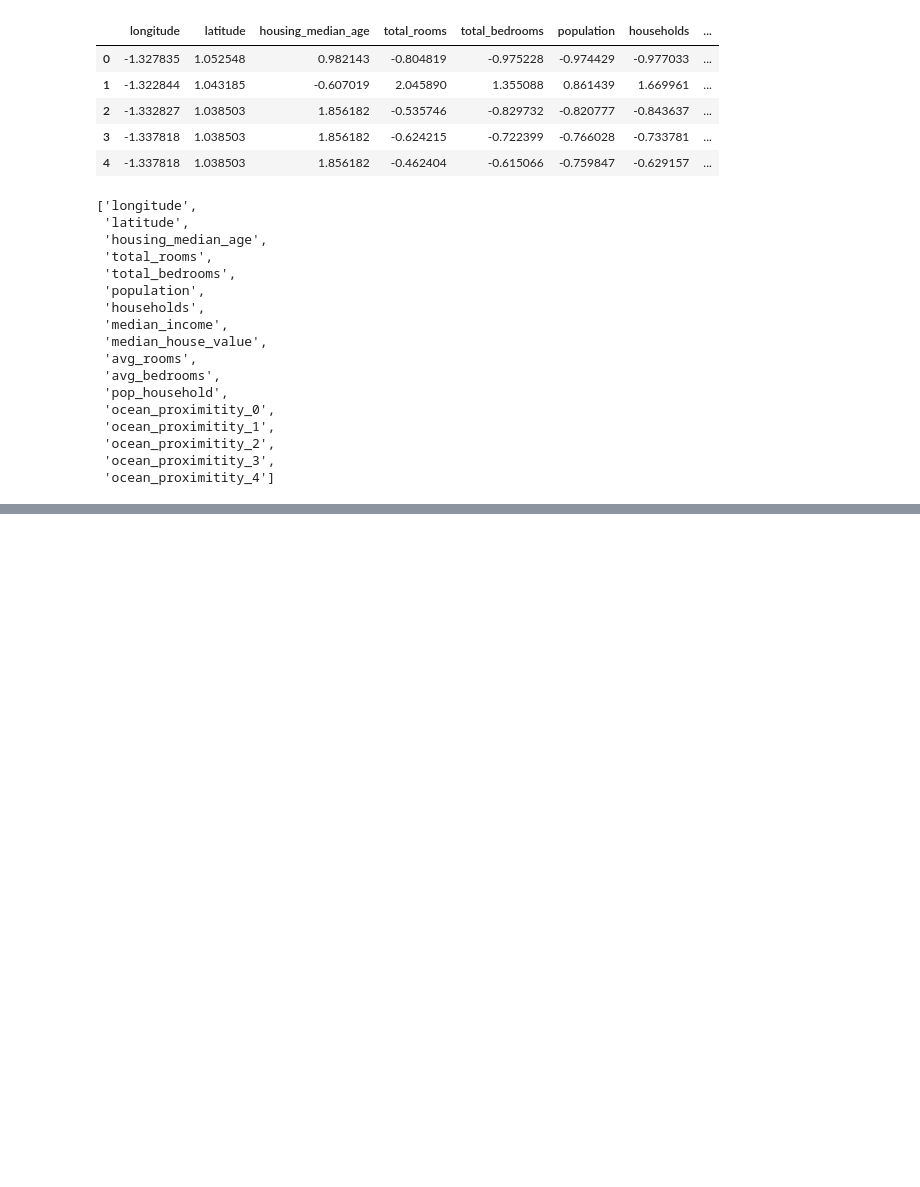
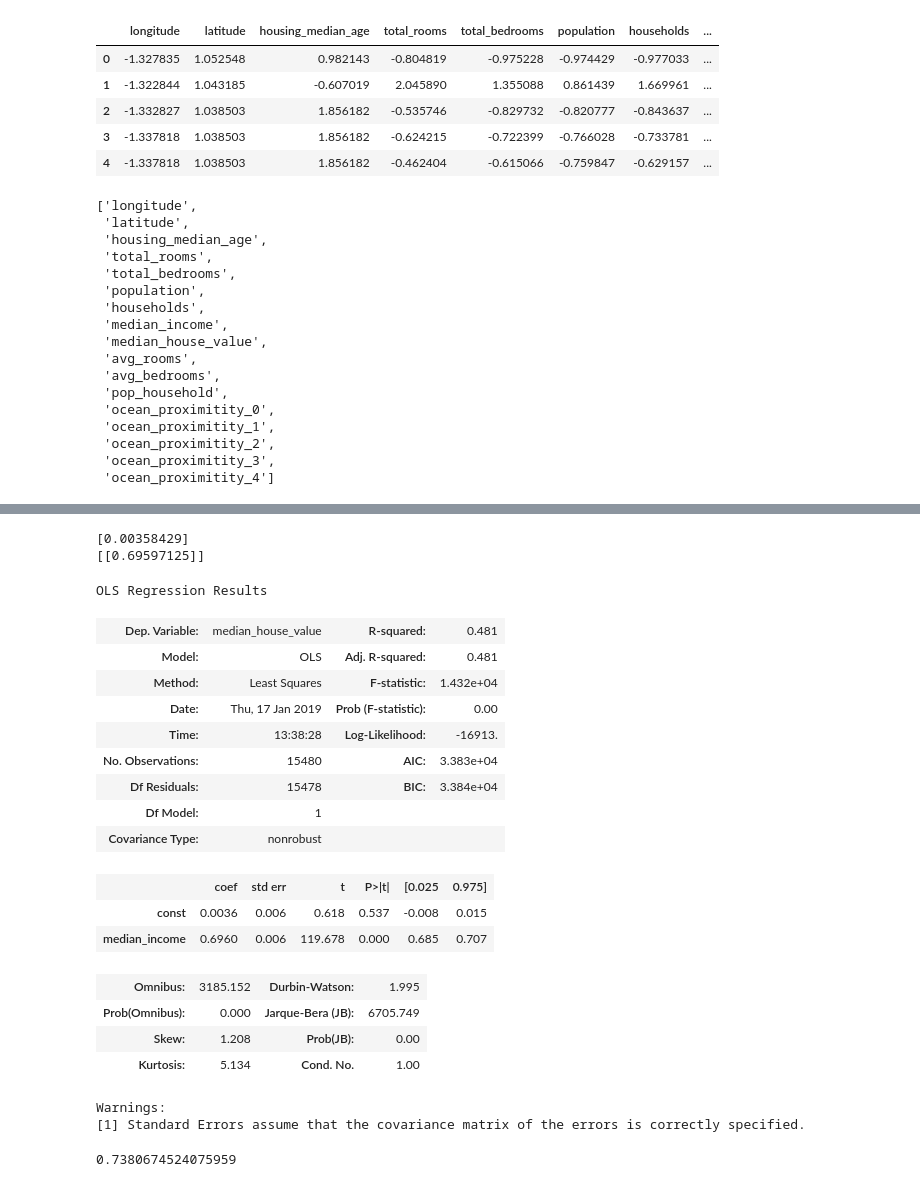
Before and after one commit to gokuljeyapaul/pynotebookz, a Jupyter notebook: CaliforniaHousing.ipynb, the cells around one changed output, grey strips where cells are left out. Saved outputs shown, nothing was run; the diff lists cells and outputs as text; code cells hidden in the pictures; blank space fills up the shorter version.

Commit message:
Added LR with median_income dependent variable

```diff
--- a/CaliforniaHousing.ipynb
+++ b/CaliforniaHousing.ipynb
@@ -494,0 +494,47 @@ rf_regressor_mse
+# %%
+stdScaled_imputed_encoded_data_copy = stdScaled_imputed_encoded_data.copy()
+target = stdScaled_imputed_encoded_data_copy[list(filter(lambda colName: colName == 'median_house_value', stdScaled_imputed_encoded_data_copy))].copy()
+features = stdScaled_imputed_encoded_data_copy[list(filter(lambda colName: colName == 'median_income', stdScaled_imputed_encoded_data_copy))].copy()
+x_train, x_test, y_train, y_test = train_test_split(features, target, random_state=0)
+lm = LinearRegression()
+
+lm.fit(x_train, y_train)
+
+# print intercept and coefficients
+print(lm.intercept_)
+print(lm.coef_)
+# %% [output]
+[0.00358429]
+[[0.69597125]]
+# %%
+x_dataframe = sm.add_constant(x_train)
+
+est = sm.OLS(y_train, x_dataframe).fit()
+est.summary()
+# %% [output]
+OLS Regression Results
+| Dep. Variable: | median_house_value | R-squared: | 0.481 |
+| Model: | OLS | Adj. R-squared: | 0.481 |
+| Method: | Least Squares | F-statistic: | 1.432e+04 |
+| Date: | Thu, 17 Jan 2019 | Prob (F-statistic): | 0.00 |
+| Time: | 13:38:28 | Log-Likelihood: | -16913. |
+| No. Observations: | 15480 | AIC: | 3.383e+04 |
+| Df Residuals: | 15478 | BIC: | 3.384e+04 |
+| Df Model: | 1 |  |  |
+| Covariance Type: | nonrobust |  |  |
+|  | coef | std err | t | P>|t| | [0.025 | 0.975] |
+| const | 0.0036 | 0.006 | 0.618 | 0.537 | -0.008 | 0.015 |
+| median_income | 0.6960 | 0.006 | 119.678 | 0.000 | 0.685 | 0.707 |
+| Omnibus: | 3185.152 | Durbin-Watson: | 1.995 |
+| Prob(Omnibus): | 0.000 | Jarque-Bera (JB): | 6705.749 |
+| Skew: | 1.208 | Prob(JB): | 0.00 |
+| Kurtosis: | 5.134 | Cond. No. | 1.00 |
+Warnings:
+[1] Standard Errors assume that the covariance matrix of the errors is correctly specified.
+# %%
+linear_regression_predictions = lm.predict(x_test)
+linear_regression_mse = mean_squared_error(y_test, linear_regression_predictions)
+linear_regression_mse = np.sqrt(linear_regression_mse)
+linear_regression_mse
+# %% [output]
+0.7380674524075959
```
Also changed, not shown: parts of 11 cells of this notebook.
